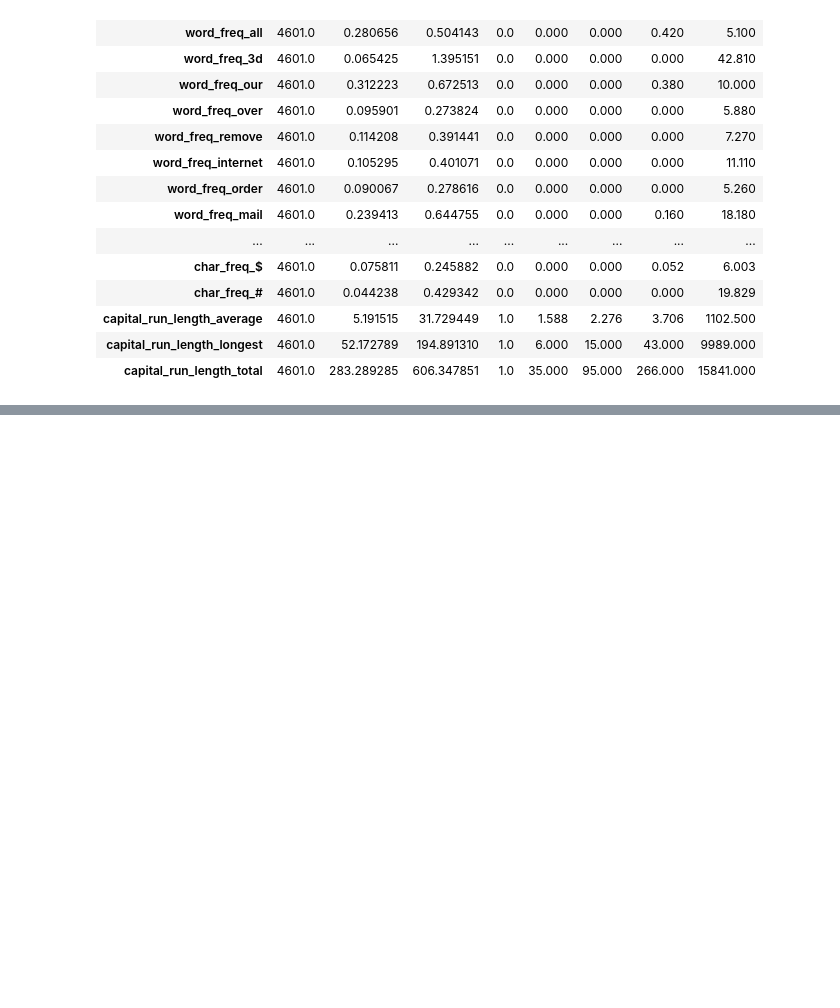
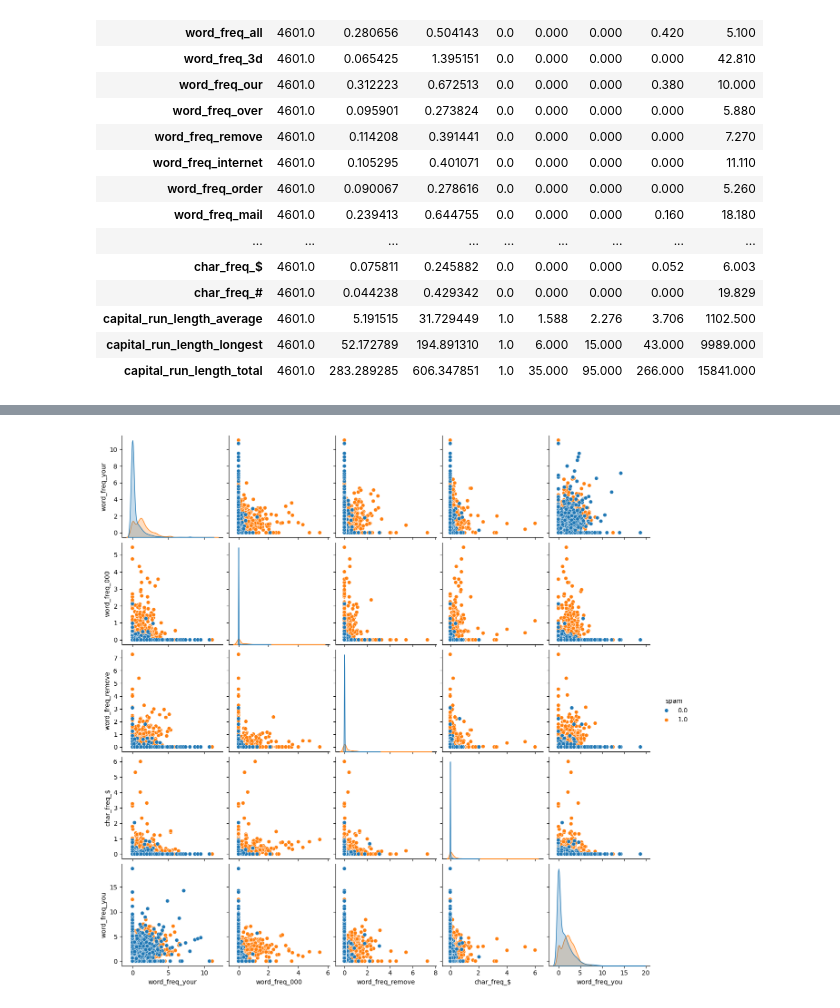
Before and after one commit to iajaykarthick/Email-Spam-Classification, a Jupyter notebook: notebooks/01_EDA.ipynb, the cells around one changed output, grey strips where cells are left out. Drawn from its saved outputs; the diff is of its cells as text; code cells hidden in the pictures; blank space fills up the shorter version.

```diff
--- a/notebooks/01_EDA.ipynb
+++ b/notebooks/01_EDA.ipynb
@@ -146,0 +143,7 @@ dtype: float64
+# %%
+n = 5  # number of top features to select
+top_n_corr = correlation_matrix['spam'].abs().sort_values(ascending=False)[1:n+1].index.tolist()
+sns.pairplot(df[top_n_corr + ['spam']], hue='spam')
+plt.show()
+# %% [output]
+[figure, added]
```
Also changed, not shown: parts of 3 cells of this notebook.
